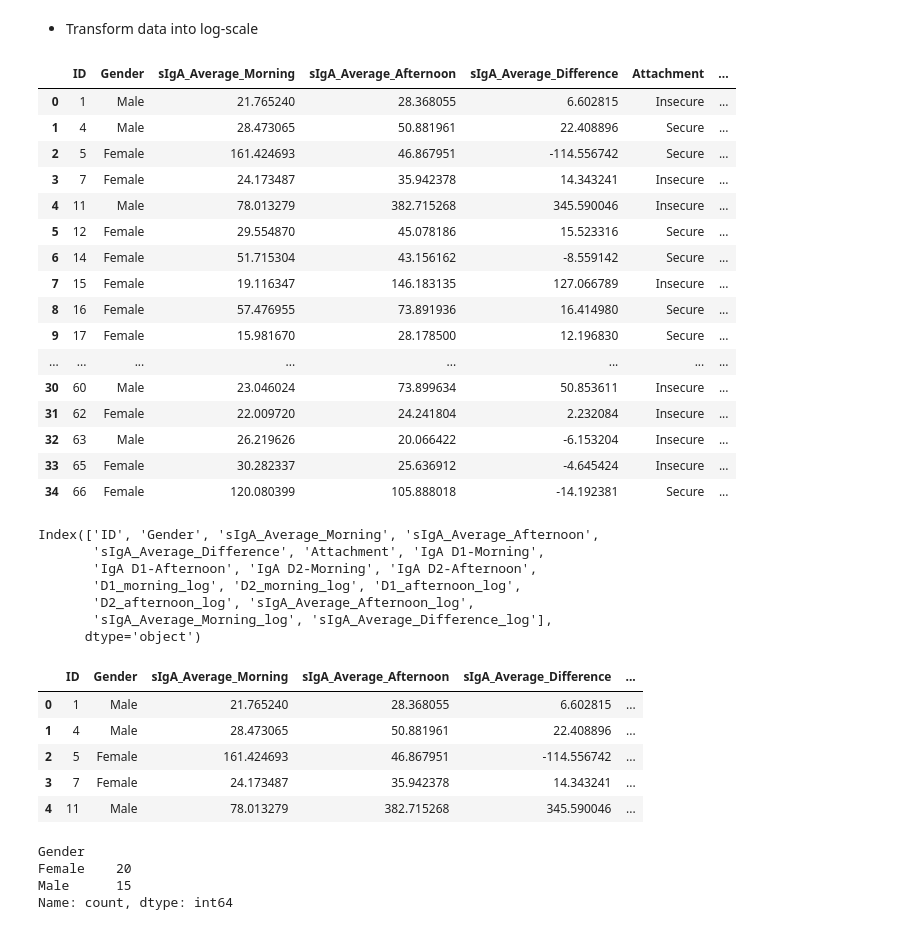
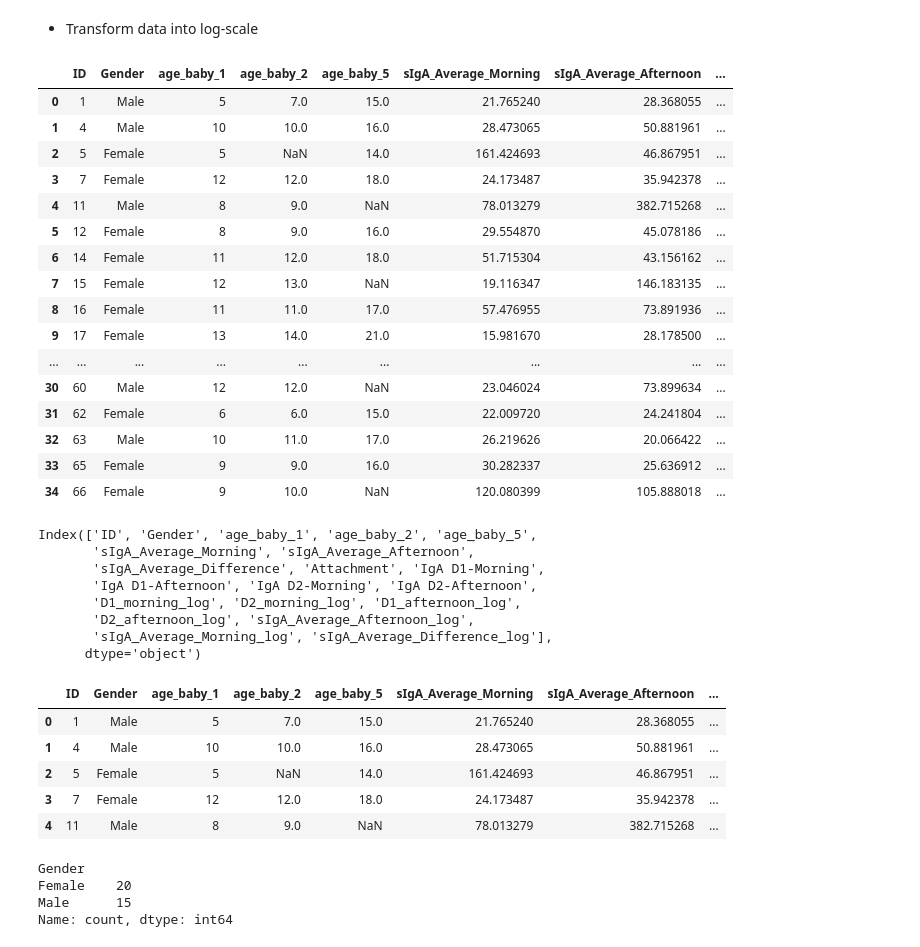
Before and after one commit to dMedinaO/IgA_attachment_analysis, a Jupyter notebook: preprocessing_data/1_process_raw_data_iga.ipynb, the cells around one changed output. Drawn from its saved outputs; the diff is of its cells as text; code cells hidden in the pictures.

```diff
--- a/preprocessing_data/1_process_raw_data_iga.ipynb
+++ b/preprocessing_data/1_process_raw_data_iga.ipynb
@@ -53,7 +53,9 @@ df_data.head(5)
 # %% [markdown]
 - Defining columns to use
 # %%
-columns_to_use = ["N°_diada", 'm1','m2','m3','m4', 'Género_bebé', "Apego_dic_SSP"]
+columns_to_use = ["N°_diada", 'm1','m2','m3','m4', 'Género_bebé',
+                  "Edad_bebé_1", "Edad_bebé_2", "Edad_bebé_5",
+                  "Apego_dic_SSP"]
 # %% [markdown]
 - Selecting data from raw dataset
 # %%
@@ -70,6 +84,7 @@ data_selection.head(5)
 - Change name columns
 # %%
 data_selection.columns = ["ID", 'IgA D1-Morning', 'IgA D1-Afternoon',
-                          'IgA D2-Morning', 'IgA D2-Afternoon', 'Gender', 'Attachment']
+                          'IgA D2-Morning', 'IgA D2-Afternoon', 'Gender',
+                          "age_baby_1", "age_baby_2", "age_baby_5", 'Attachment']
 data_selection.head(5)
 # %% [output]
@@ -98,7 +113,7 @@ data_selection["sIgA_Average_Difference"] = data_selection.apply(get_average_dif
 # %% [markdown]
 - Remove non necessary columns
 # %%
-data_selection = data_selection[['ID', 'Gender', 'sIgA_Average_Morning',
+data_selection = data_selection[['ID', 'Gender', "age_baby_1", "age_baby_2", "age_baby_5", 'sIgA_Average_Morning',
                                  'sIgA_Average_Afternoon', 'sIgA_Average_Difference',
                                  'Attachment', 'IgA D1-Morning', 'IgA D1-Afternoon',
                           'IgA D2-Morning', 'IgA D2-Afternoon']]
@@ -168,29 +183,30 @@ data_selection["sIgA_Average_Morning_log"] = data_selection.apply(
 
 data_selection
 # %% [output]
-|  | ID | Gender | sIgA_Average_Morning | sIgA_Average_Afternoon | sIgA_Average_Difference | Attachment | ... |
-| 0 | 1 | Male | 21.765240 | 28.368055 | 6.602815 | Insecure | ... |
-| 1 | 4 | Male | 28.473065 | 50.881961 | 22.408896 | Secure | ... |
-| 2 | 5 | Female | 161.424693 | 46.867951 | -114.556742 | Secure | ... |
-| 3 | 7 | Female | 24.173487 | 35.942378 | 14.343241 | Insecure | ... |
-| 4 | 11 | Male | 78.013279 | 382.715268 | 345.590046 | Insecure | ... |
-| 5 | 12 | Female | 29.554870 | 45.078186 | 15.523316 | Secure | ... |
-| 6 | 14 | Female | 51.715304 | 43.156162 | -8.559142 | Secure | ... |
-| 7 | 15 | Female | 19.116347 | 146.183135 | 127.066789 | Insecure | ... |
-| 8 | 16 | Female | 57.476955 | 73.891936 | 16.414980 | Secure | ... |
-| 9 | 17 | Female | 15.981670 | 28.178500 | 12.196830 | Secure | ... |
-| ... | ... | ... | ... | ... | ... | ... | ... |
-| 30 | 60 | Male | 23.046024 | 73.899634 | 50.853611 | Insecure | ... |
-| 31 | 62 | Female | 22.009720 | 24.241804 | 2.232084 | Insecure | ... |
-| 32 | 63 | Male | 26.219626 | 20.066422 | -6.153204 | Insecure | ... |
-| 33 | 65 | Female | 30.282337 | 25.636912 | -4.645424 | Insecure | ... |
-| 34 | 66 | Female | 120.080399 | 105.888018 | -14.192381 | Secure | ... |
+|  | ID | Gender | age_baby_1 | age_baby_2 | age_baby_5 | sIgA_Average_Morning | sIgA_Average_Afternoon | ... |
+| 0 | 1 | Male | 5 | 7.0 | 15.0 | 21.765240 | 28.368055 | ... |
+| 1 | 4 | Male | 10 | 10.0 | 16.0 | 28.473065 | 50.881961 | ... |
+| 2 | 5 | Female | 5 | NaN | 14.0 | 161.424693 | 46.867951 | ... |
+| 3 | 7 | Female | 12 | 12.0 | 18.0 | 24.173487 | 35.942378 | ... |
+| 4 | 11 | Male | 8 | 9.0 | NaN | 78.013279 | 382.715268 | ... |
+| 5 | 12 | Female | 8 | 9.0 | 16.0 | 29.554870 | 45.078186 | ... |
+| 6 | 14 | Female | 11 | 12.0 | 18.0 | 51.715304 | 43.156162 | ... |
+| 7 | 15 | Female | 12 | 13.0 | NaN | 19.116347 | 146.183135 | ... |
+| 8 | 16 | Female | 11 | 11.0 | 17.0 | 57.476955 | 73.891936 | ... |
+| 9 | 17 | Female | 13 | 14.0 | 21.0 | 15.981670 | 28.178500 | ... |
+| ... | ... | ... | ... | ... | ... | ... | ... | ... |
+| 30 | 60 | Male | 12 | 12.0 | NaN | 23.046024 | 73.899634 | ... |
+| 31 | 62 | Female | 6 | 6.0 | 15.0 | 22.009720 | 24.241804 | ... |
+| 32 | 63 | Male | 10 | 11.0 | 17.0 | 26.219626 | 20.066422 | ... |
+| 33 | 65 | Female | 9 | 9.0 | 16.0 | 30.282337 | 25.636912 | ... |
+| 34 | 66 | Female | 9 | 10.0 | NaN | 120.080399 | 105.888018 | ... |
 # %%
 data_selection['sIgA_Average_Difference_log'] = data_selection['sIgA_Average_Afternoon_log'] - data_selection['sIgA_Average_Morning_log']
 # %%
 data_selection.columns
 # %% [output]
-Index(['ID', 'Gender', 'sIgA_Average_Morning', 'sIgA_Average_Afternoon',
+Index(['ID', 'Gender', 'age_baby_1', 'age_baby_2', 'age_baby_5',
+       'sIgA_Average_Morning', 'sIgA_Average_Afternoon',
        'sIgA_Average_Difference', 'Attachment', 'IgA D1-Morning',
        'IgA D1-Afternoon', 'IgA D2-Morning', 'IgA D2-Afternoon',
        'D1_morning_log', 'D2_morning_log', 'D1_afternoon_log',
@@ -198,16 +214,16 @@ Index(['ID', 'Gender', 'sIgA_Average_Morning', 'sIgA_Average_Afternoon',
        'sIgA_Average_Morning_log', 'sIgA_Average_Difference_log'],
       dtype='object')
 # %%
-data_selection = data_selection[['ID', 'Gender', 'sIgA_Average_Morning', 'sIgA_Average_Afternoon',
+data_selection = data_selection[['ID', 'Gender', 'age_baby_1', 'age_baby_2', 'age_baby_5', 'sIgA_Average_Morning', 'sIgA_Average_Afternoon',
        'sIgA_Average_Difference', 'sIgA_Average_Morning_log', 'sIgA_Average_Afternoon_log', 'sIgA_Average_Difference_log', 'Attachment',]]
 data_selection.head()
 # %% [output]
-|  | ID | Gender | sIgA_Average_Morning | sIgA_Average_Afternoon | sIgA_Average_Difference | ... |
-| 0 | 1 | Male | 21.765240 | 28.368055 | 6.602815 | ... |
-| 1 | 4 | Male | 28.473065 | 50.881961 | 22.408896 | ... |
-| 2 | 5 | Female | 161.424693 | 46.867951 | -114.556742 | ... |
-| 3 | 7 | Female | 24.173487 | 35.942378 | 14.343241 | ... |
-| 4 | 11 | Male | 78.013279 | 382.715268 | 345.590046 | ... |
+|  | ID | Gender | age_baby_1 | age_baby_2 | age_baby_5 | sIgA_Average_Morning | sIgA_Average_Afternoon | ... |
+| 0 | 1 | Male | 5 | 7.0 | 15.0 | 21.765240 | 28.368055 | ... |
+| 1 | 4 | Male | 10 | 10.0 | 16.0 | 28.473065 | 50.881961 | ... |
+| 2 | 5 | Female | 5 | NaN | 14.0 | 161.424693 | 46.867951 | ... |
+| 3 | 7 | Female | 12 | 12.0 | 18.0 | 24.173487 | 35.942378 | ... |
+| 4 | 11 | Male | 8 | 9.0 | NaN | 78.013279 | 382.715268 | ... |
 # %%
 data_selection["Gender"].value_counts()
 # %% [output]
```
Also changed, not shown: parts of 3 cells of this notebook, 13 other files.
